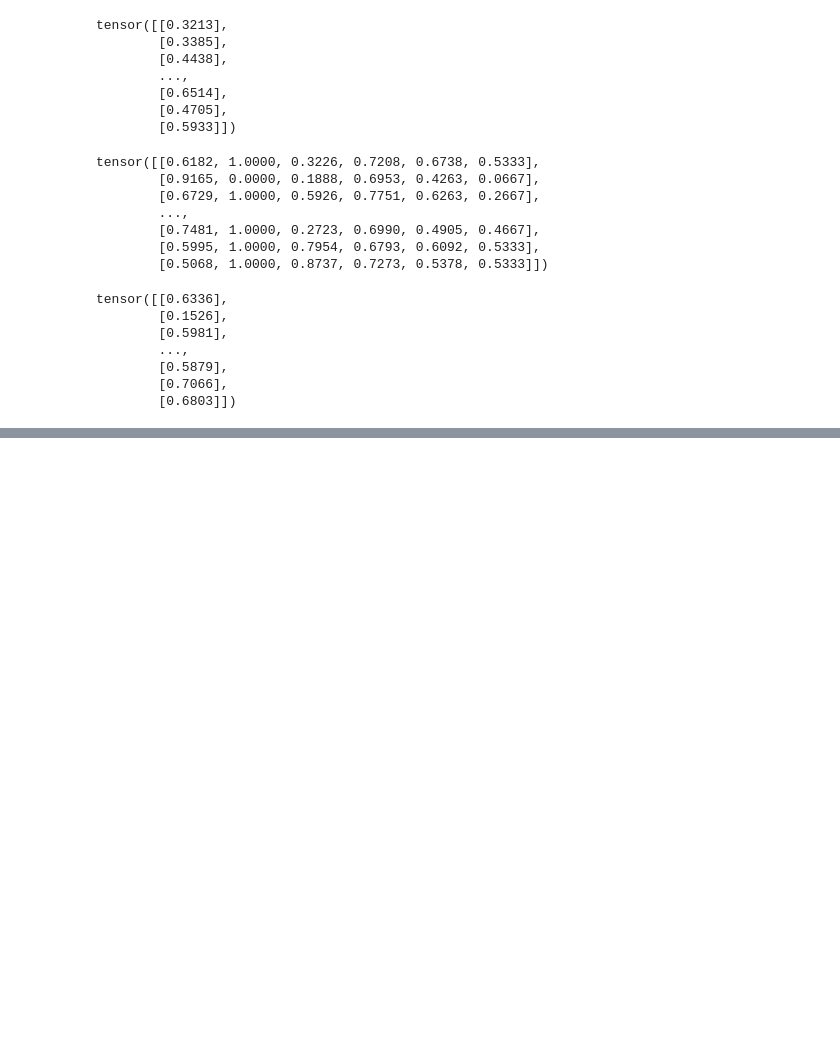
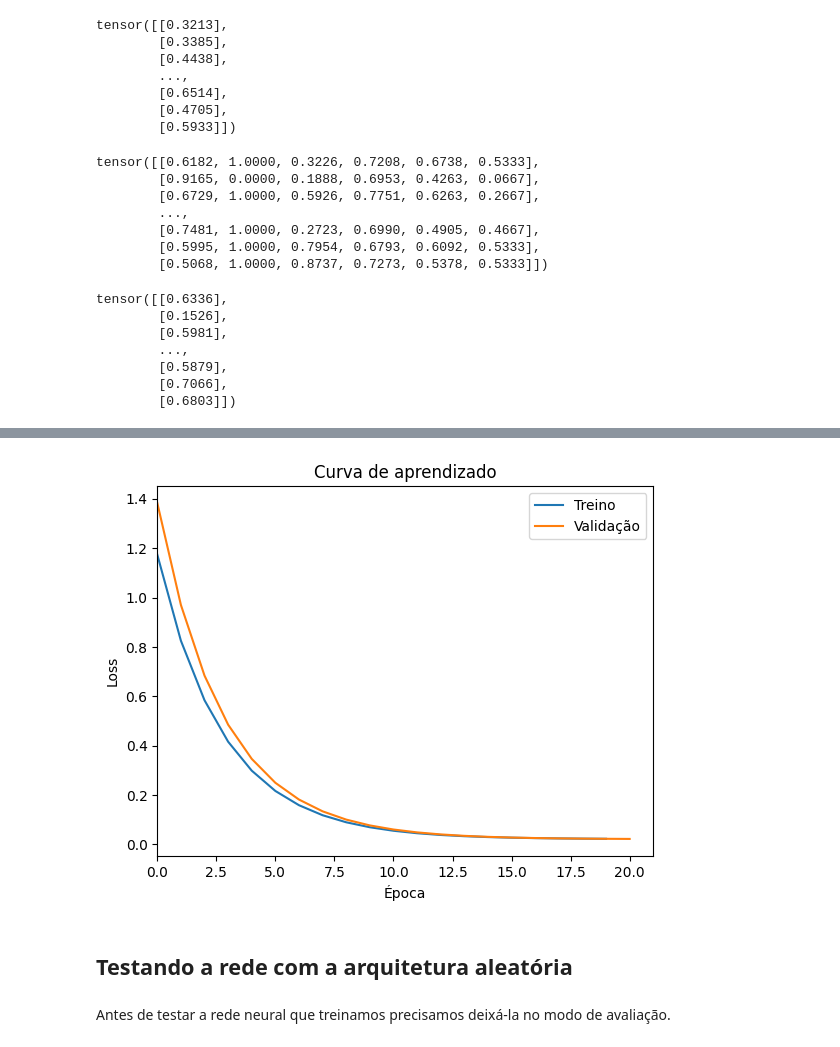
Before and after one commit to Joao-otavio04/Projeto_Final_Redes_Neurais, a Jupyter notebook: Projeto Final Redes Neurais.ipynb, the cells around one changed output, grey strips where cells are left out. Drawn from its saved outputs; the diff is of its cells as text; code cells hidden in the pictures; blank space fills up the shorter version.

```diff
--- a/Projeto Final Redes Neurais.ipynb
+++ b/Projeto Final Redes Neurais.ipynb
@@ -207,0 +337,4 @@ tensor([[0.6336],
+# %%
+NUM_EPOCAS = 20
+
+treinador = L.Trainer(max_epochs=NUM_EPOCAS)
@@ -207,0 +348,2 @@ tensor([[0.6336],
+# %%
+dm = DataModule(X_treino, y_treino, X_val, y_val, X_teste, y_teste)
@@ -207,0 +352,9 @@ tensor([[0.6336],
+# %%
+num_dados_de_entrada = 6
+num_dados_de_saida = 1
+neuronios_c1 = random.randint(1, 120)
+neuronios_c2 = random.randint(1, 120)
+
+mlp_teste = MLP_teste(
+    num_dados_de_entrada, neuronios_c1, neuronios_c2, num_dados_de_saida
+)
@@ -207,0 +366,2 @@ tensor([[0.6336],
+# %%
+treinador.fit(mlp_teste, dm)
@@ -207,0 +379,22 @@ tensor([[0.6336],
+# %%
+figura, eixo = plt.subplots()
+
+ca_treino = mlp_teste.curva_aprendizado_treino
+ca_val = mlp_teste.curva_aprendizado_val
+
+eixo.plot(ca_treino, label="Treino")
+eixo.plot(ca_val, label="Validação")
+
+eixo.legend()
+
+eixo.set_xlim(left=0)
+
+eixo.set_title("Curva de aprendizado")
+eixo.set_xlabel("Época")
+eixo.set_ylabel("Loss")
+# %% [output]
+[figure, added]
+# %% [markdown]
+## Testando a rede com a arquitetura aleatória
+# %% [markdown]
+Antes de testar a rede neural que treinamos precisamos deixá-la no modo de avaliação.
```
Also changed, not shown: parts of 27 cells of this notebook.
